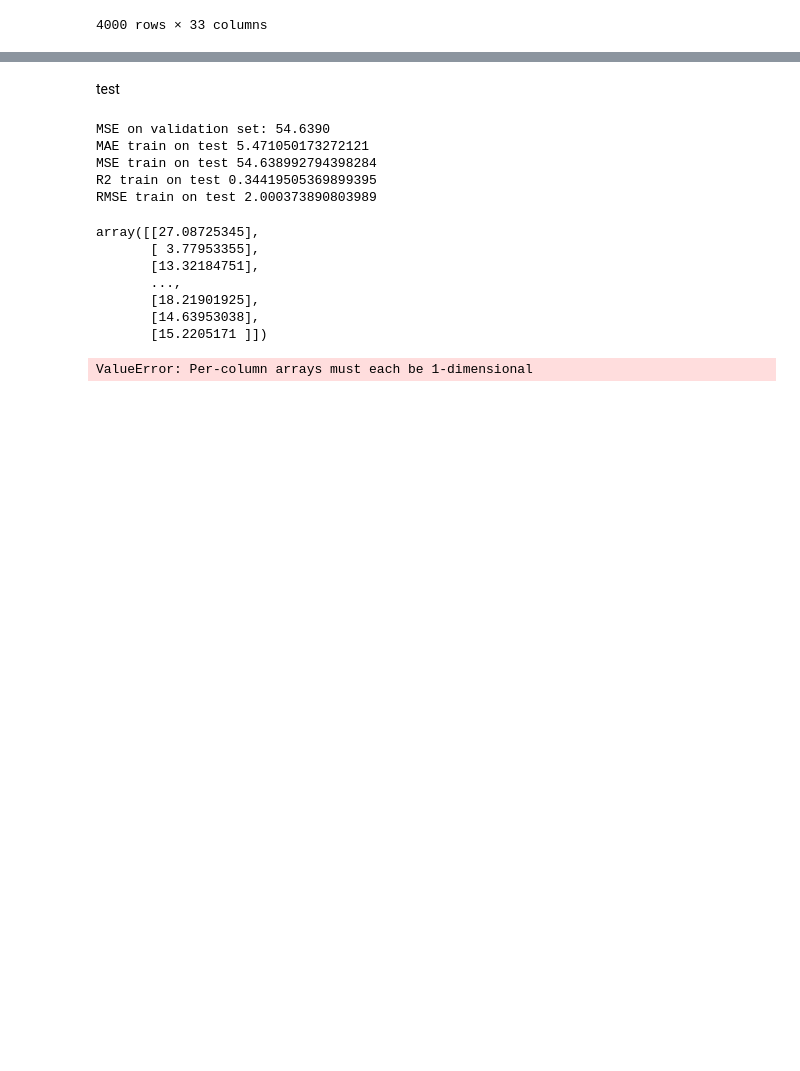
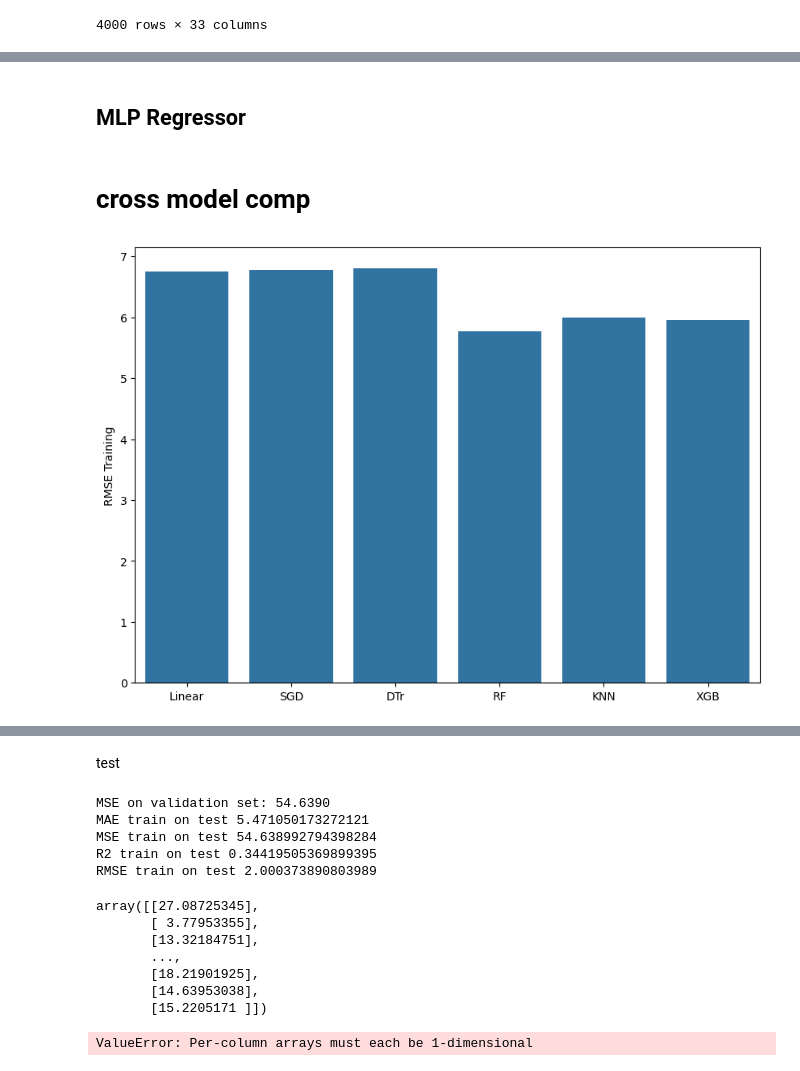
Before and after one commit to MayerT1/Forest_Structure_Function_Module, a Jupyter notebook: Meta_model_approach.ipynb, the cells around one changed output, grey strips where cells are left out. Drawn from its saved outputs; the diff is of its cells as text; code cells hidden in the pictures; blank space fills up the shorter version.

```diff
--- a/Meta_model_approach.ipynb
+++ b/Meta_model_approach.ipynb
@@ -214,0 +277,10 @@ x_test
+# %%
+param_grid = { 'max_depth' : [7,8,9,10] , 'max_features' : [11,12,13,14] ,
+               'max_leaf_nodes' : [None, 12,15,18,20] ,'min_samples_split' : [20,25,30], 'random_state': [5] }
+
+grid_dtree = GridSearchCV(DecisionTreeRegressor(), param_grid, cv = folds, refit = True, verbose = 0, scoring = score_calc)
+grid_dtree.fit(x_train, y_train)
+
+sc_dtree = get_best_score(grid_dtree)
+
+pred_dtree = grid_dtree.predict(x_test)
@@ -214,0 +307,7 @@ x_test
+# %%
+param_grid = {'min_samples_split' : [3,4,6,10], 'n_estimators' : [50, 60, 70, 100, 150], 'random_state': [5]}
+grid_rf = GridSearchCV(RandomForestRegressor(), param_grid, cv = folds, refit=True, verbose = 3, scoring = score_calc)
+grid_rf.fit(x_train, y_train['rh100'])
+
+sc_rf = get_best_score(grid_rf)
+pred_rf = grid_rf.predict(x_test)
@@ -214,0 +344,9 @@ x_test
+# %%
+param_grid = {'n_neighbors' : [3,4,5,6,7,10,15] ,
+              'weights' : ['uniform','distance'] ,
+              'algorithm' : ['ball_tree', 'kd_tree', 'brute']}
+
+grid_knn = GridSearchCV(KNeighborsRegressor(), param_grid, cv = folds, refit=True, verbose = 0, scoring = score_calc)
+grid_knn.fit(x_train_sc, y_train)
+sc_knn = get_best_score(grid_knn)
+pred_knn = grid_knn.predict(x_test_sc)
@@ -214,0 +372,8 @@ x_test
+# %%
+param_grid = {'learning_rate' : [0.005,0.01,0.001], 'n_estimators' : [40,200], 'random_state': [5],
+              'max_depth' : [4,9]}
+grid_xgb = GridSearchCV(XGBRegressor(), param_grid, cv = folds, refit=True, verbose = 0, scoring = score_calc)
+grid_xgb.fit(x_train, y_train)
+
+sc_xgb = get_best_score(grid_xgb)
+pred_xgb = grid_xgb.predict(x_test)
@@ -214,0 +405,2 @@ x_test
+# %% [markdown]
+## MLP Regressor
@@ -214,0 +450,13 @@ x_test
+# %% [markdown]
+# cross model comp
+# %%
+list_scores = [sc_linear,sc_sgd, sc_dtree, sc_rf, sc_knn, sc_xgb]
+list_predictions = [pred_linreg_all, pred_sgd, pred_dtree, pred_rf, pred_knn, pred_xgb]
+list_regressors = ['Linear','SGD','DTr','RF','KNN','XGB']
+fig, ax = plt.subplots()
+fig.set_size_inches(10,7)
+sns.barplot(x=list_regressors, y=list_scores, ax=ax)
+plt.ylabel('RMSE Training')
+plt.show()
+# %% [output]
+[figure, added]
```
Also changed, not shown: parts of 34 cells of this notebook.
